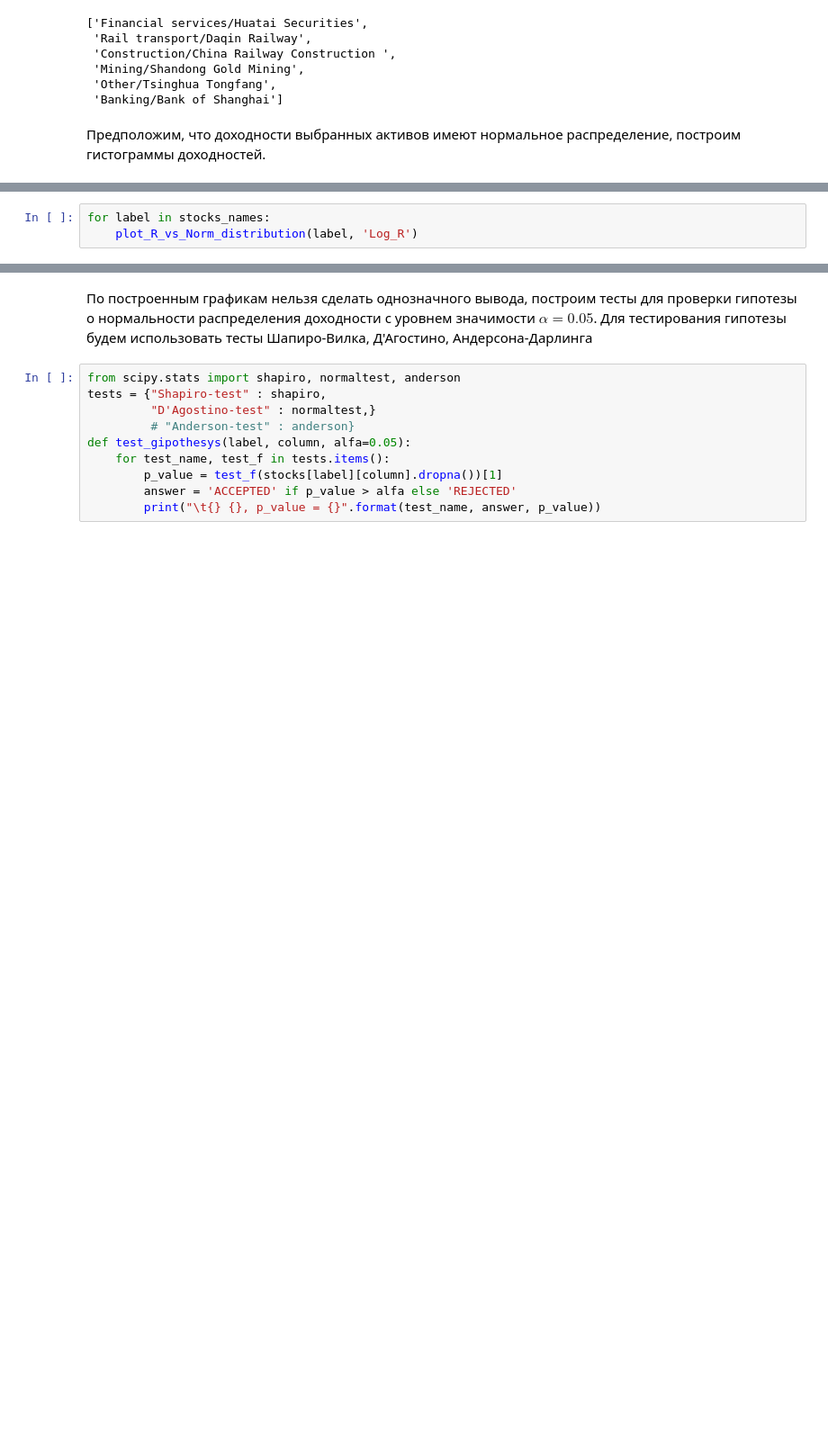
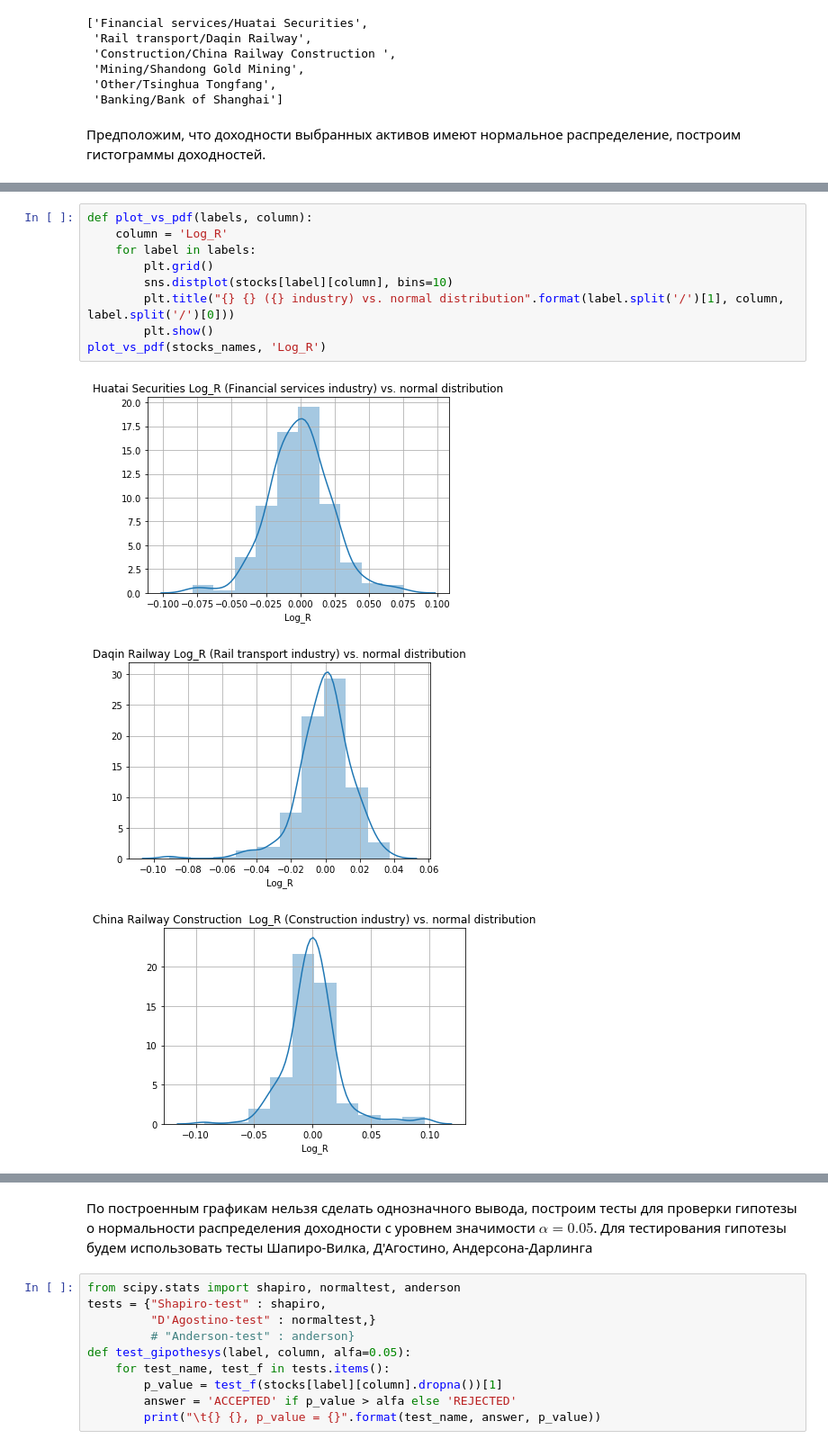
Before and after one commit to CodeSopranos/lab-1-financial-operations, a Jupyter notebook: main.ipynb, the cells around one changed output, grey strips where cells are left out. Shown: that part at 90% size. Saved outputs shown, nothing was run; the diff lists cells and outputs as text; blank space fills up the shorter version.

Commit message:
more accurate plotting

```diff
--- a/main.ipynb
+++ b/main.ipynb
@@ -154,3 +144,0 @@ def plot_R_vs_Norm_distribution(label, column):
-# %%
-for label in stocks_names:
-    plot_R_vs_Norm_distribution(label, 'Log_R')
@@ -163,0 +145,13 @@ for label in stocks_names:
+# %%
+def plot_vs_pdf(labels, column):
+    column = 'Log_R'
+    for label in labels:
+        plt.grid()
+        sns.distplot(stocks[label][column], bins=10)
+        plt.title("{} {} ({} industry) vs. normal distribution".format(label.split('/')[1], column, label.split('/')[0]))
+        plt.show()
+plot_vs_pdf(stocks_names, 'Log_R')
+# %% [output]
+[figure, added]
+[figure, added]
+[figure, added]
```
Also changed, not shown: parts of 7 cells of this notebook.
